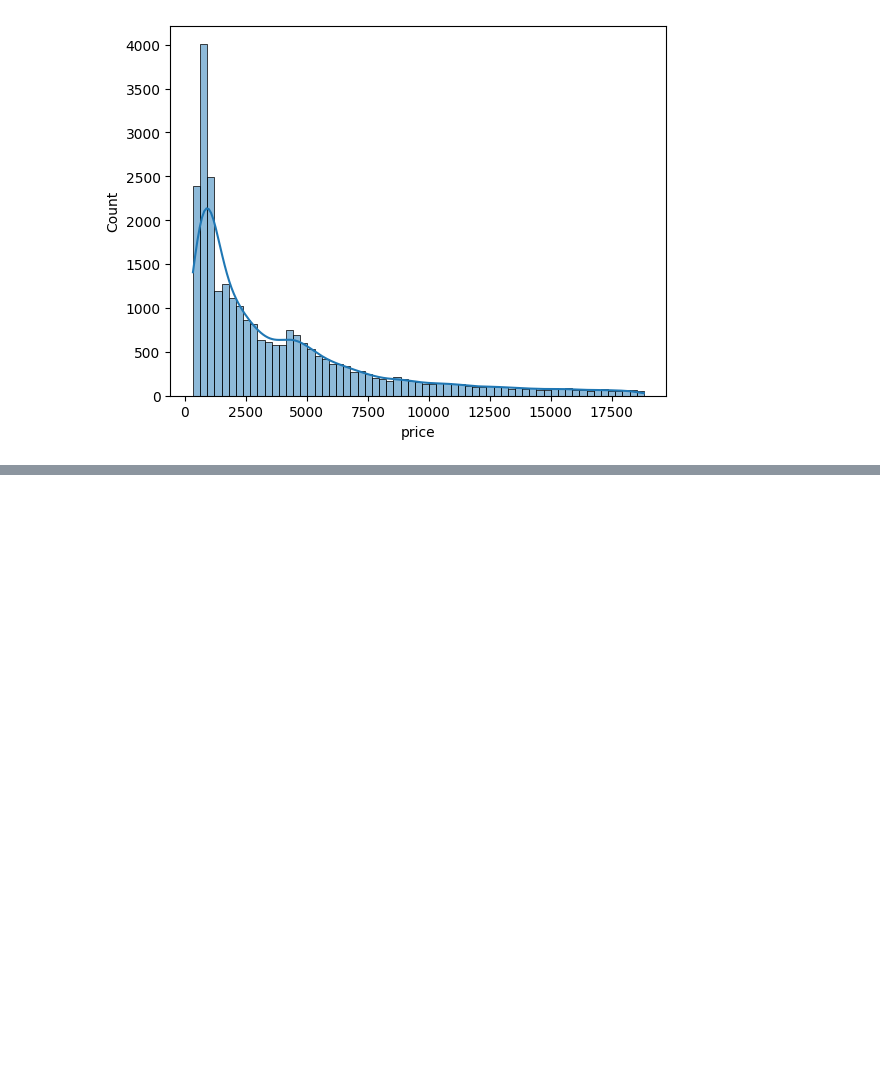
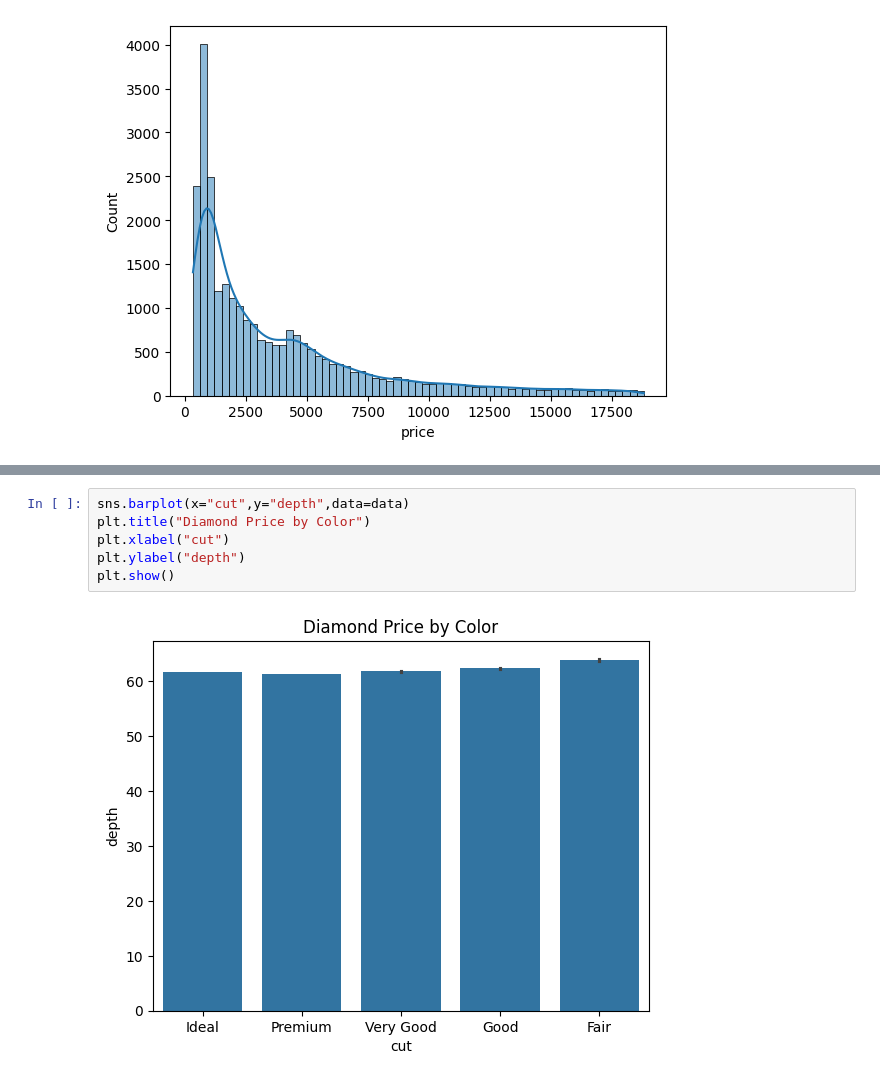
Before and after one commit to DenzAviator/fsdmendtoend, a Jupyter notebook: notebooks/research.ipynb, the cells around one changed output, grey strips where cells are left out. Saved outputs shown, nothing was run; the diff lists cells and outputs as text; blank space fills up the shorter version.

```diff
--- a/notebooks/research.ipynb
+++ b/notebooks/research.ipynb
@@ -224,0 +243,8 @@ for col in numerical_columns:
+# %%
+sns.barplot(x="cut",y="depth",data=data)
+plt.title("Diamond Price by Color")
+plt.xlabel("cut")
+plt.ylabel("depth")
+plt.show()
+# %% [output]
+[figure, added]
```
Also changed, not shown: parts of 9 cells of this notebook.
